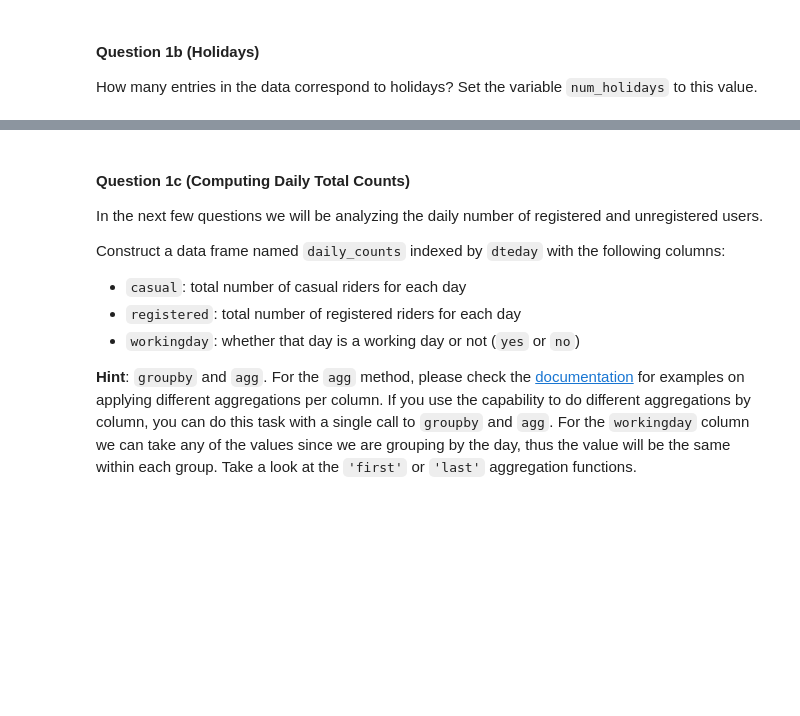
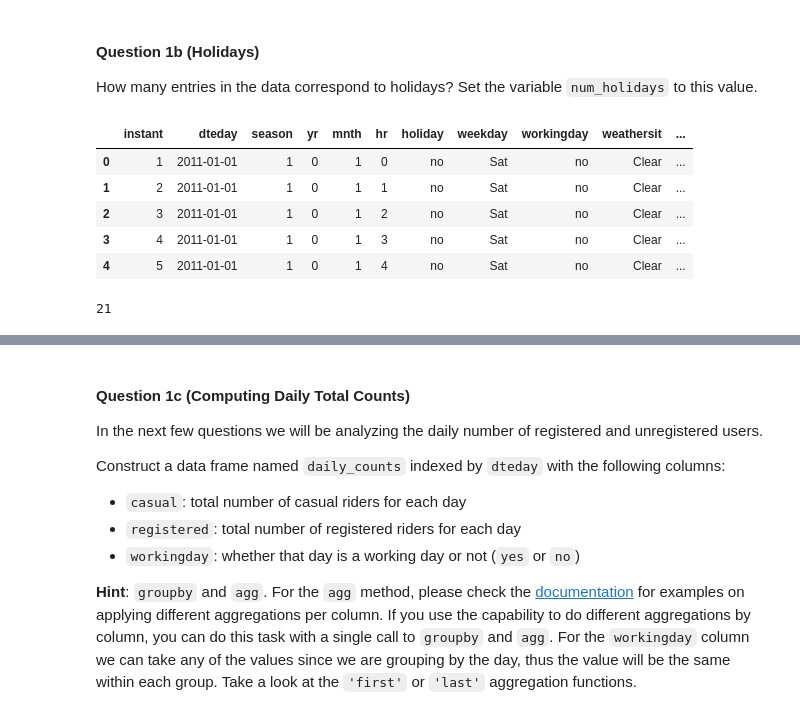
Before and after one commit to BaiRuic/data100_sp22, a Jupyter notebook: hw/hw04/hw04.ipynb, the cells around one changed output, grey strips where cells are left out. Saved outputs shown, nothing was run; the diff lists cells and outputs as text; code cells hidden in the pictures; blank space fills up the shorter version.

```diff
--- a/hw/hw04/hw04.ipynb
+++ b/hw/hw04/hw04.ipynb
@@ -277,2 +297,16 @@ num_holidays
+# %%
+bike.head()
+# %% [output]
+|  | instant | dteday | season | yr | mnth | hr | holiday | weekday | workingday | weathersit | ... |
+| 0 | 1 | 2011-01-01 | 1 | 0 | 1 | 0 | no | Sat | no | Clear | ... |
+| 1 | 2 | 2011-01-01 | 1 | 0 | 1 | 1 | no | Sat | no | Clear | ... |
+| 2 | 3 | 2011-01-01 | 1 | 0 | 1 | 2 | no | Sat | no | Clear | ... |
+| 3 | 4 | 2011-01-01 | 1 | 0 | 1 | 3 | no | Sat | no | Clear | ... |
+| 4 | 5 | 2011-01-01 | 1 | 0 | 1 | 4 | no | Sat | no | Clear | ... |
+# %%
+num_holidays = bike.loc[bike["holiday"]=="yes","dteday"].nunique()
+num_holidays
+# %% [output]
+21
 # %%
 grader.check("q1b")
```
Also changed, not shown: parts of 6 cells of this notebook.
